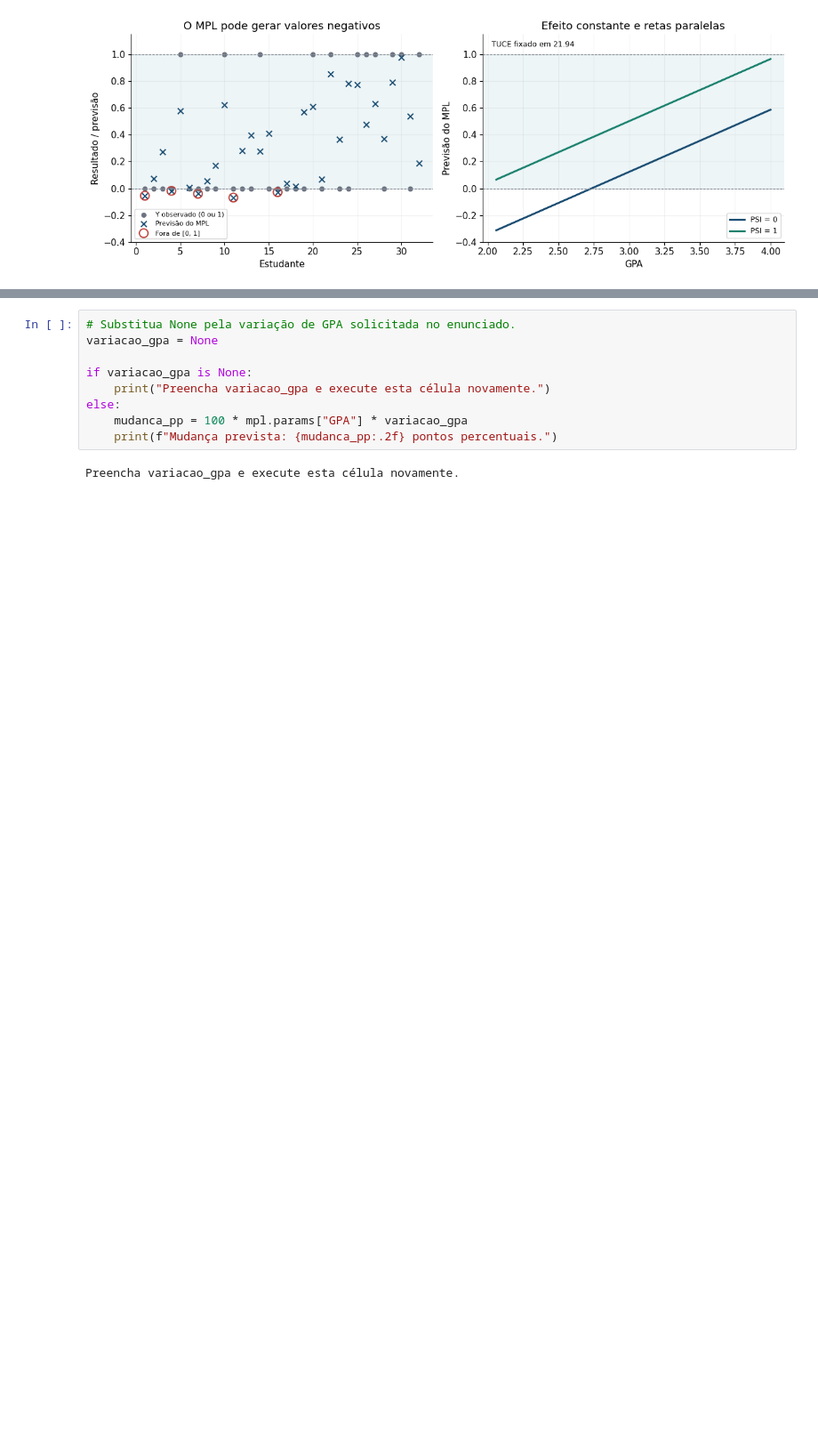
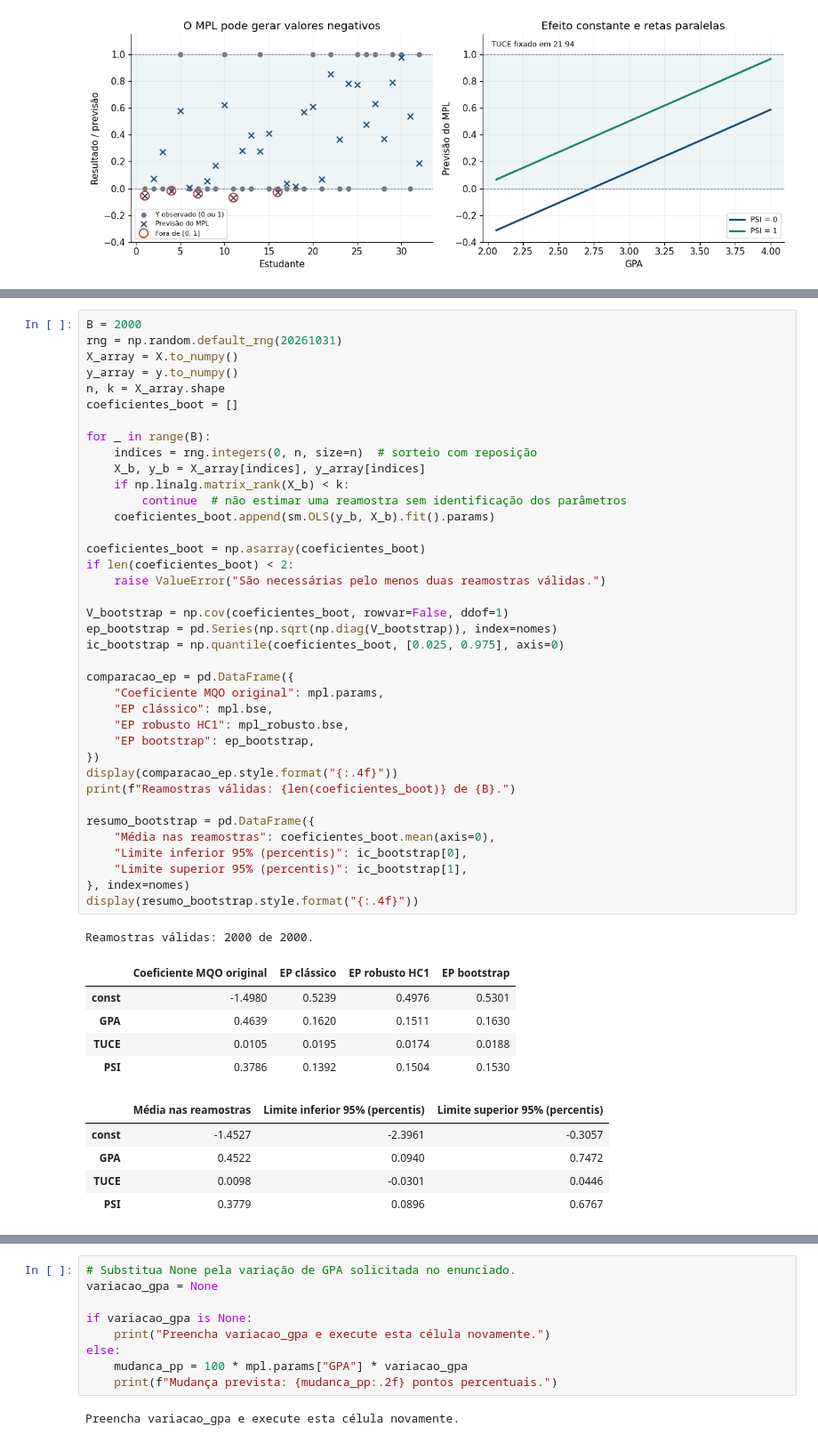
Before and after one commit to FPetterini/econometria, a Jupyter notebook: Aula_01_MPL_Gujarati_60min.ipynb, the cells around one changed output, grey strips where cells are left out. Shown at 89% size. Cells and saved outputs as stored; diff of their text form; blank space fills up the shorter version.

```diff
--- a/Aula_01_MPL_Gujarati_60min.ipynb
+++ b/Aula_01_MPL_Gujarati_60min.ipynb
@@ -340,0 +473,50 @@ display(comparacao_erros.style.format("{:.4f}"))
+# %%
+B = 2000
+rng = np.random.default_rng(20261031)
+X_array = X.to_numpy()
+y_array = y.to_numpy()
+n, k = X_array.shape
+coeficientes_boot = []
+
+for _ in range(B):
+    indices = rng.integers(0, n, size=n)  # sorteio com reposição
+    X_b, y_b = X_array[indices], y_array[indices]
+    if np.linalg.matrix_rank(X_b) < k:
+        continue  # não estimar uma reamostra sem identificação dos parâmetros
+    coeficientes_boot.append(sm.OLS(y_b, X_b).fit().params)
+
+coeficientes_boot = np.asarray(coeficientes_boot)
+if len(coeficientes_boot) < 2:
+    raise ValueError("São necessárias pelo menos duas reamostras válidas.")
+
+V_bootstrap = np.cov(coeficientes_boot, rowvar=False, ddof=1)
+ep_bootstrap = pd.Series(np.sqrt(np.diag(V_bootstrap)), index=nomes)
+ic_bootstrap = np.quantile(coeficientes_boot, [0.025, 0.975], axis=0)
+
+comparacao_ep = pd.DataFrame({
+    "Coeficiente MQO original": mpl.params,
+    "EP clássico": mpl.bse,
+    "EP robusto HC1": mpl_robusto.bse,
+    "EP bootstrap": ep_bootstrap,
+})
+display(comparacao_ep.style.format("{:.4f}"))
+print(f"Reamostras válidas: {len(coeficientes_boot)} de {B}.")
+
+resumo_bootstrap = pd.DataFrame({
+    "Média nas reamostras": coeficientes_boot.mean(axis=0),
+    "Limite inferior 95% (percentis)": ic_bootstrap[0],
+    "Limite superior 95% (percentis)": ic_bootstrap[1],
+}, index=nomes)
+display(resumo_bootstrap.style.format("{:.4f}"))
+# %% [output]
+Reamostras válidas: 2000 de 2000.
+|  | Coeficiente MQO original | EP clássico | EP robusto HC1 | EP bootstrap |
+| const | -1.4980 | 0.5239 | 0.4976 | 0.5301 |
+| GPA | 0.4639 | 0.1620 | 0.1511 | 0.1630 |
+| TUCE | 0.0105 | 0.0195 | 0.0174 | 0.0188 |
+| PSI | 0.3786 | 0.1392 | 0.1504 | 0.1530 |
+|  | Média nas reamostras | Limite inferior 95% (percentis) | Limite superior 95% (percentis) |
+| const | -1.4527 | -2.3961 | -0.3057 |
+| GPA | 0.4522 | 0.0940 | 0.7472 |
+| TUCE | 0.0098 | -0.0301 | 0.0446 |
+| PSI | 0.3779 | 0.0896 | 0.6767 |
```
Also changed, not shown: parts of 34 cells of this notebook.
